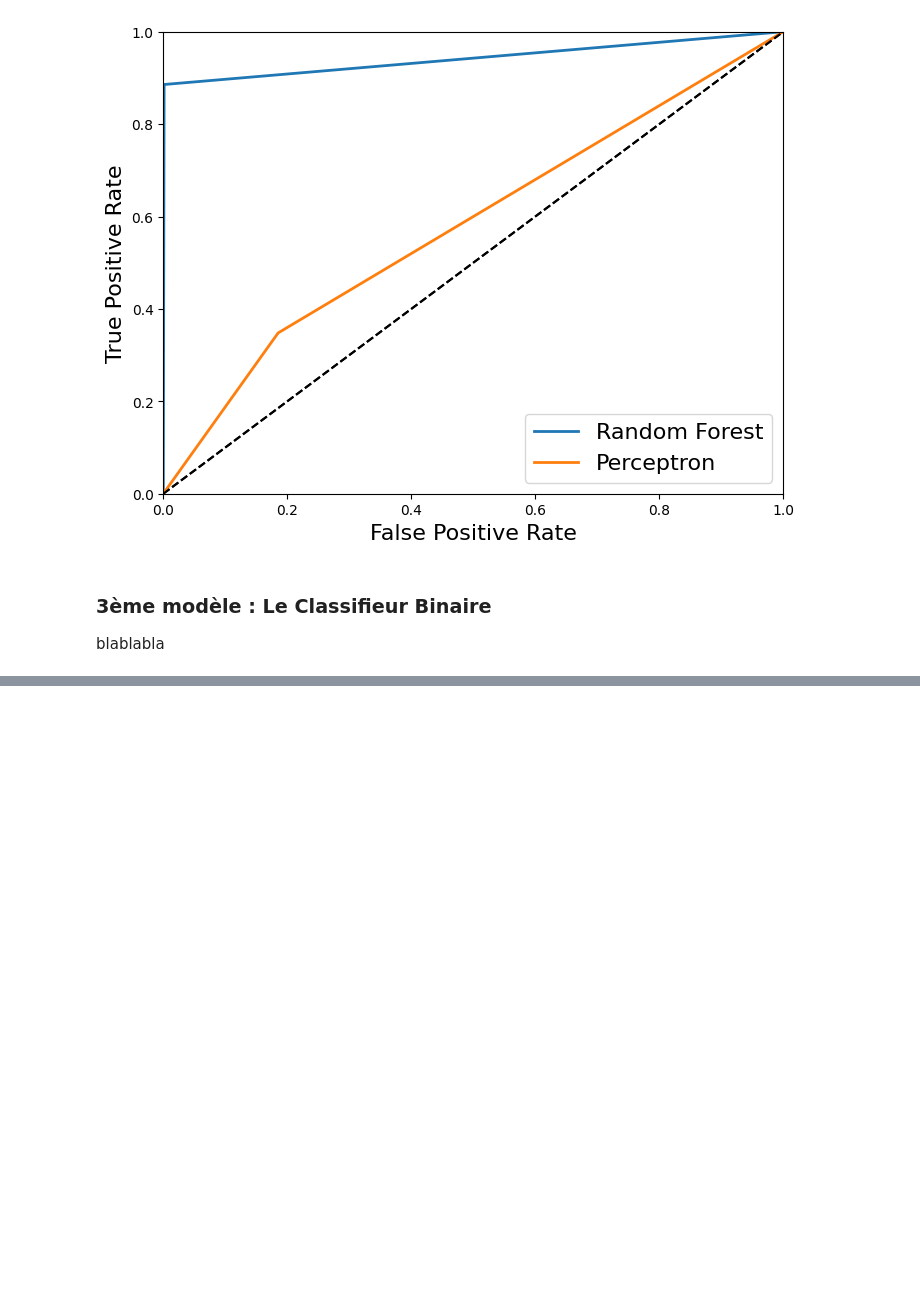
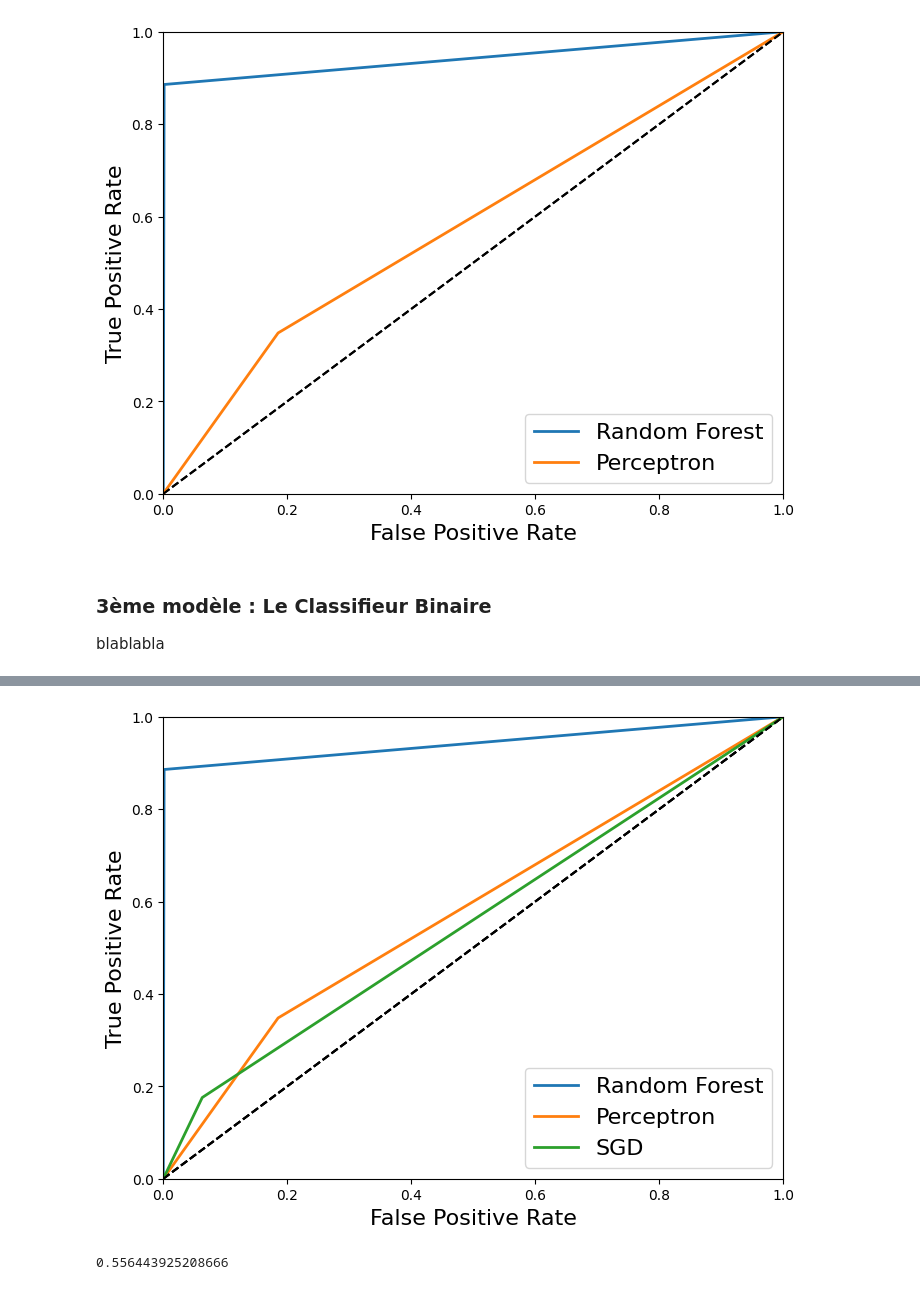
Before and after one commit to Aldresus/projetIA, a Jupyter notebook: projet.ipynb, the cells around one changed output, grey strips where cells are left out. Saved outputs shown, nothing was run; the diff lists cells and outputs as text; code cells hidden in the pictures; blank space fills up the shorter version.

```diff
--- a/projet.ipynb
+++ b/projet.ipynb
@@ -598,0 +667,14 @@ y_test_1 = (y_test == 1)
+# %%
+plt.figure(figsize=(8, 6))
+plot_roc_curve(fpr_forest, tpr_forest, "Random Forest")
+plot_roc_curve(fpr_perceptron, tpr_perceptron, "Perceptron")
+plot_roc_curve(fpr, tpr, "SGD")
+plt.legend(loc="lower right", fontsize=16)
+plt.show()
+# %% [output]
+[figure, added]
+# %%
+from sklearn.metrics import roc_auc_score
+roc_auc_score(y_train_1, y_train_pred)
+# %% [output]
+0.556443925208666
```
Also changed, not shown: parts of 13 cells of this notebook, 1 other file.
